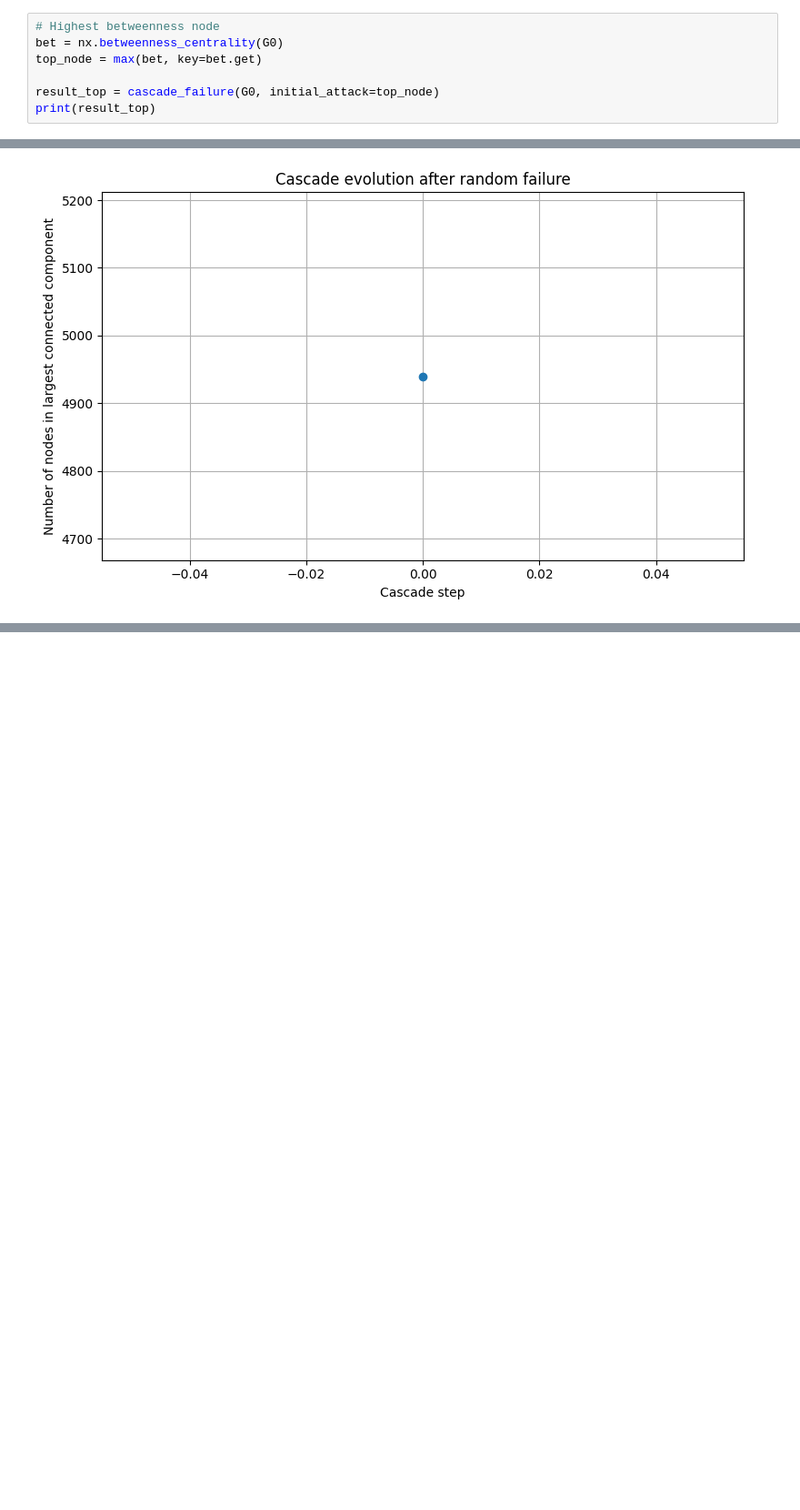
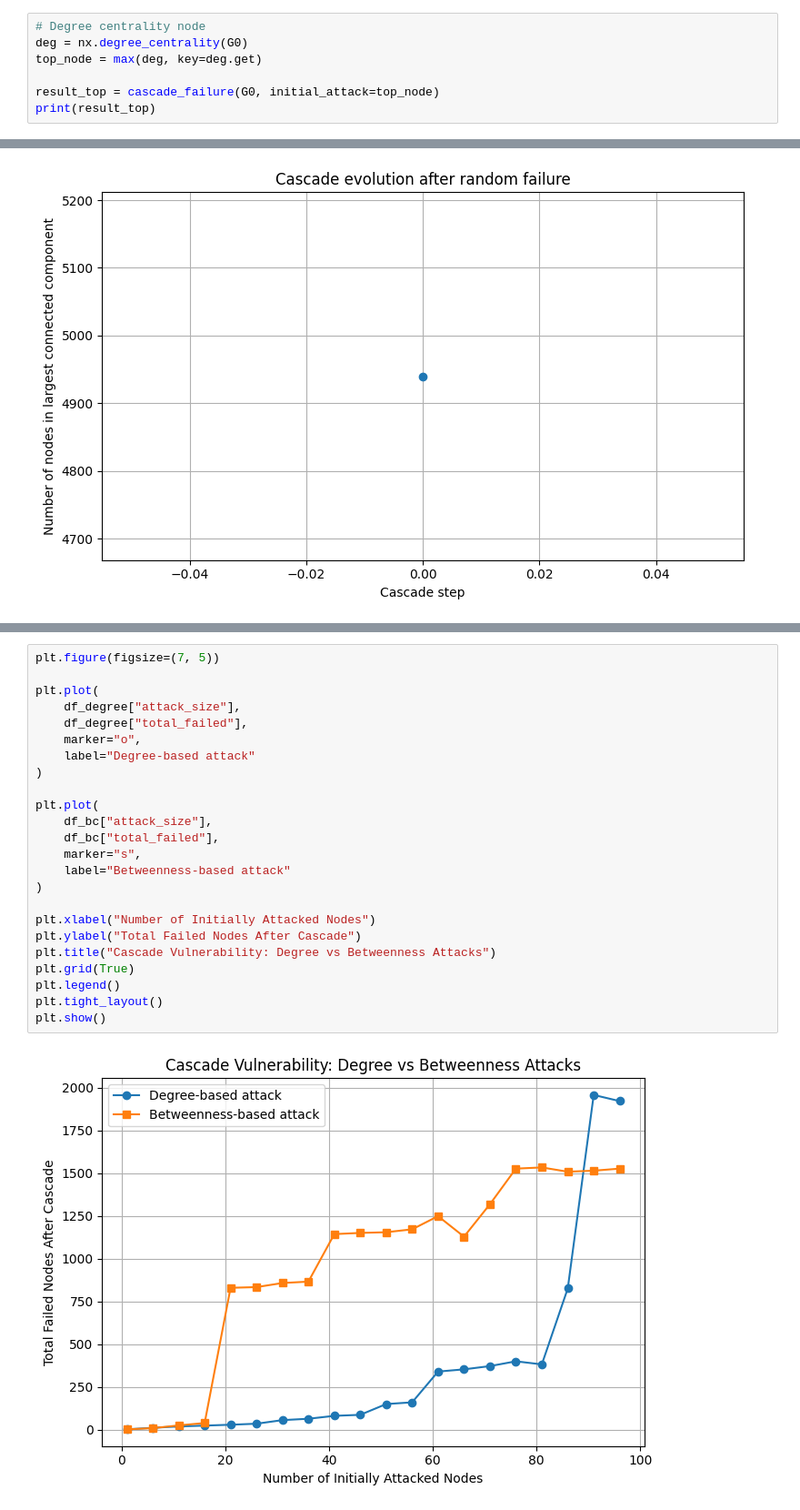
Before and after one commit to OctoPanna/western-us-power-grid, a Jupyter notebook: motter_lai_cascading_failure_model.ipynb, the cells around one changed output, grey strips where cells are left out. Shown at 91% size. Drawn from its saved outputs; the diff is of its cells as text; blank space fills up the shorter version.

Commit message:
visualisations

```diff
--- a/motter_lai_cascading_failure_model.ipynb
+++ b/motter_lai_cascading_failure_model.ipynb
@@ -130,9 +205,9 @@ print(result_node8)
 # %% [output]
 {'failed_nodes': {8}, 'num_failed': 1, 'largest_cc': 4938, 'remaining_nodes': 4940, 'steps': 1, 'lcc_history': [4938], 'final_graph': <networkx.classes.graph.Graph object at 0x...>}
 # %%
-# Highest betweenness node
-bet = nx.betweenness_centrality(G0)
-top_node = max(bet, key=bet.get)
+# Degree centrality node
+deg = nx.degree_centrality(G0)
+top_node = max(deg, key=deg.get)
 
 result_top = cascade_failure(G0, initial_attack=top_node)
 print(result_top)
@@ -255,0 +682,26 @@ plt.show()
+# %%
+plt.figure(figsize=(7, 5))
+
+plt.plot(
+    df_degree["attack_size"],
+    df_degree["total_failed"],
+    marker="o",
+    label="Degree-based attack"
+)
+
+plt.plot(
+    df_bc["attack_size"],
+    df_bc["total_failed"],
+    marker="s",
+    label="Betweenness-based attack"
+)
+
+plt.xlabel("Number of Initially Attacked Nodes")
+plt.ylabel("Total Failed Nodes After Cascade")
+plt.title("Cascade Vulnerability: Degree vs Betweenness Attacks")
+plt.grid(True)
+plt.legend()
+plt.tight_layout()
+plt.show()
+# %% [output]
+[figure, added]
```
Also changed, not shown: parts of 6 cells of this notebook.
